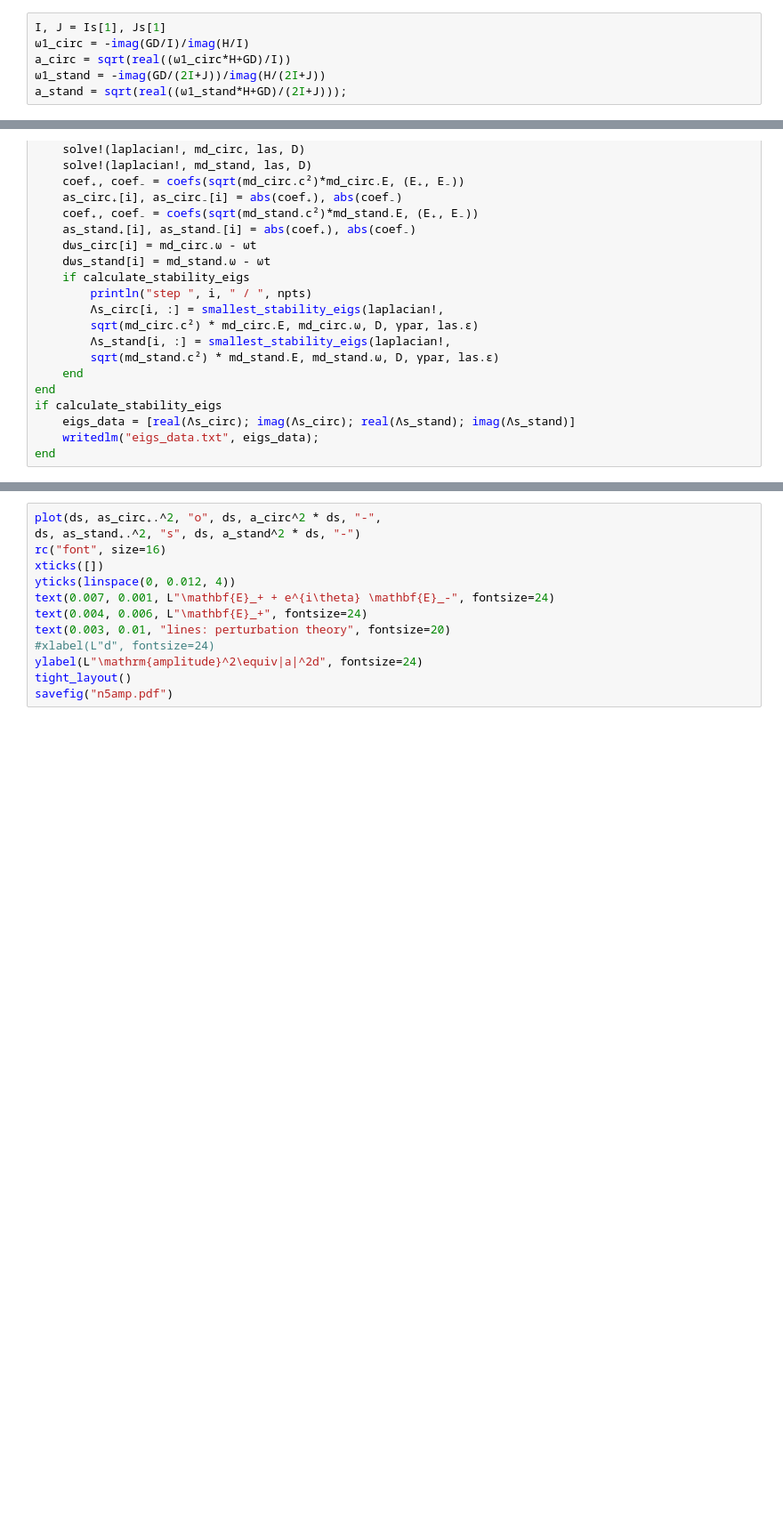
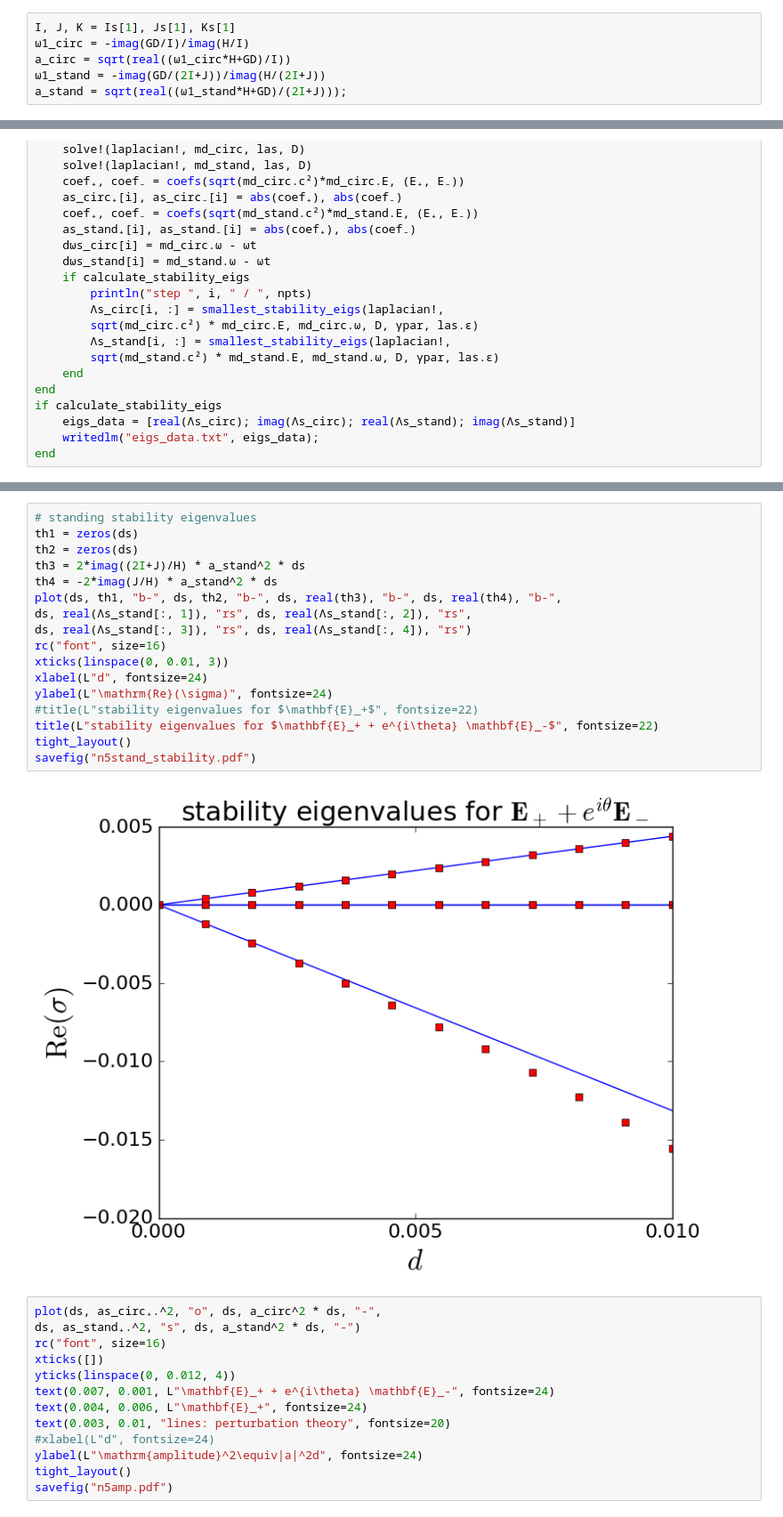
Before and after one commit to xdavidliu/salt_degeneracy_paper, a Jupyter notebook: n5fig/pertfigs.ipynb, the cells around one changed output, grey strips where cells are left out. Shown at 89% size. Cells and saved outputs as stored; diff of their text form; blank space fills up the shorter version.

Commit message:
stability figures

```diff
--- a/n5fig/pertfigs.ipynb
+++ b/n5fig/pertfigs.ipynb
@@ -60,7 +60,7 @@ println(norm(Ep - mirrorflip(Ep)))
 println(norm(Em + mirrorflip(Em)))
 H, Is, Js, Ks, GD = overlap_integrals((E₊, E₋), ωt, Dt, las, n, ℓ, L);
 # %%
-I, J = Is[1], Js[1]
+I, J, K = Is[1], Js[1], Ks[1]
 ω1_circ = -imag(GD/I)/imag(H/I)
 a_circ = sqrt(real((ω1_circ*H+GD)/I))
 ω1_stand = -imag(GD/(2I+J))/imag(H/(2I+J))
@@ -118,3 +134,22 @@ end
+# %%
+# standing stability eigenvalues
+th1 = zeros(ds)
+th2 = zeros(ds)
+th3 = 2*imag((2I+J)/H) * a_stand^2 * ds
+th4 = -2*imag(J/H) * a_stand^2 * ds
+plot(ds, th1, "b-", ds, th2, "b-", ds, real(th3), "b-", ds, real(th4), "b-",
+ds, real(Λs_stand[:, 1]), "rs", ds, real(Λs_stand[:, 2]), "rs",
+ds, real(Λs_stand[:, 3]), "rs", ds, real(Λs_stand[:, 4]), "rs")
+rc("font", size=16)
+xticks(linspace(0, 0.01, 3))
+xlabel(L"d", fontsize=24)
+ylabel(L"\mathrm{Re}(\sigma)", fontsize=24)
+#title(L"stability eigenvalues for $\mathbf{E}_+$", fontsize=22)
+title(L"stability eigenvalues for $\mathbf{E}_+ + e^{i\theta} \mathbf{E}_-$", fontsize=22)
+tight_layout()
+savefig("n5stand_stability.pdf")
+# %% [output]
+[figure, added]
 # %%
 plot(ds, as_circ₊.^2, "o", ds, a_circ^2 * ds, "-",
 ds, as_stand₊.^2, "s", ds, a_stand^2 * ds, "-")
```
Also changed, not shown: parts of 1 cell of this notebook, 3 other files.
